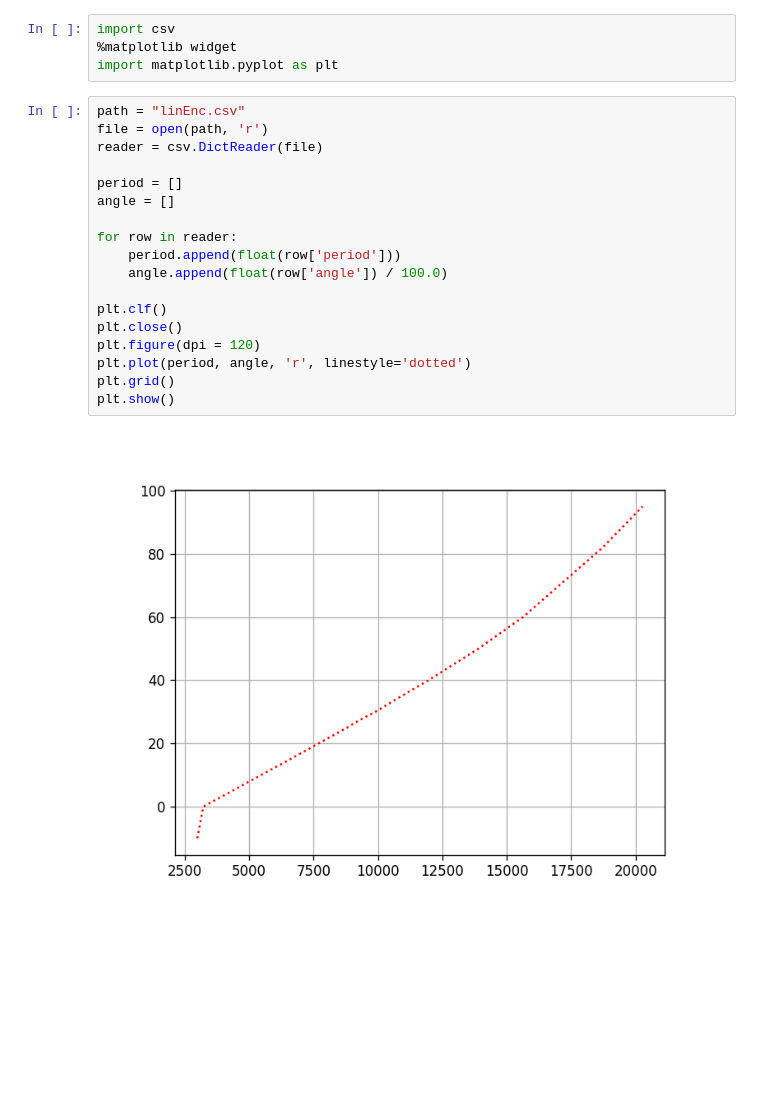
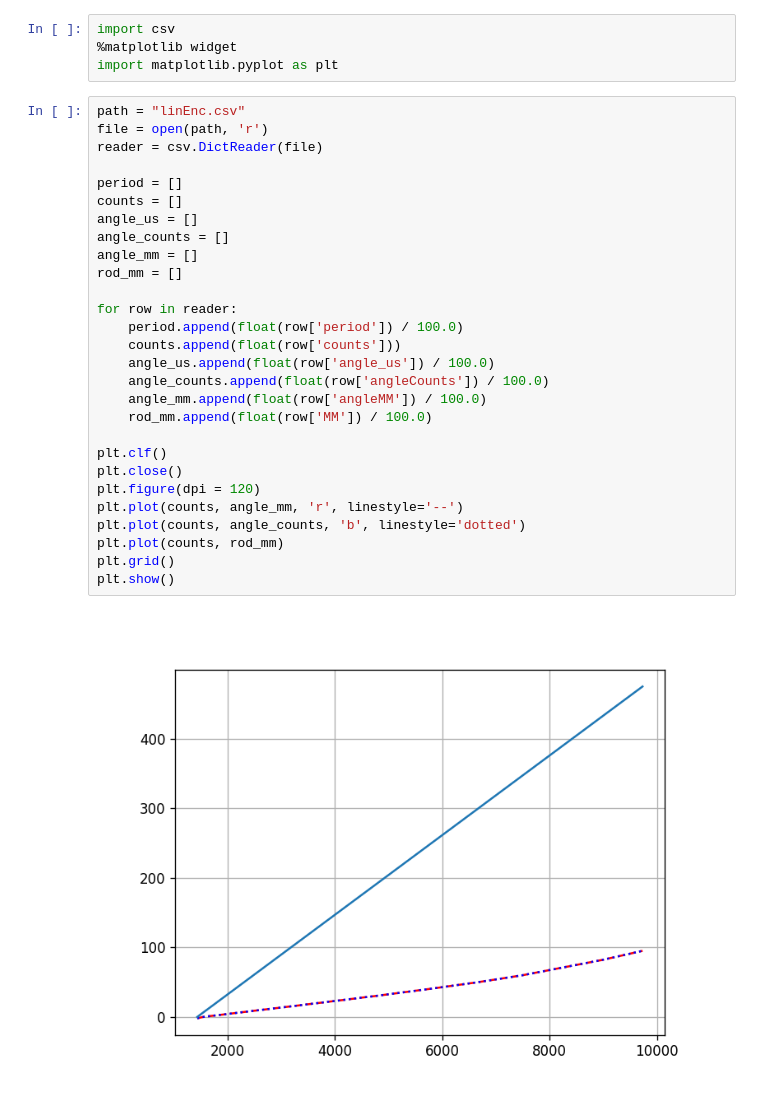
Before and after one commit to Taras2r/LinearEncoder, a Jupyter notebook: LinEnc.ipynb, the cells around one changed output. Drawn from its saved outputs; the diff is of its cells as text; blank space fills up the shorter version.

Commit message:
Calculation of pitch angle versus us, counter value, rod position have been added.

```diff
--- a/LinEnc.ipynb
+++ b/LinEnc.ipynb
@@ -5,20 +5,30 @@ import matplotlib.pyplot as plt
 # %%
 path = "linEnc.csv"
 file = open(path, 'r')
 reader = csv.DictReader(file)
 
 period = []
-angle = []
+counts = []
+angle_us = []
+angle_counts = []
+angle_mm = []
+rod_mm = []
 
 for row in reader:
-    period.append(float(row['period']))
-    angle.append(float(row['angle']) / 100.0)
+    period.append(float(row['period']) / 100.0)
+    counts.append(float(row['counts']))
+    angle_us.append(float(row['angle_us']) / 100.0)
+    angle_counts.append(float(row['angleCounts']) / 100.0)
+    angle_mm.append(float(row['angleMM']) / 100.0)
+    rod_mm.append(float(row['MM']) / 100.0)
 
 plt.clf()
 plt.close()
 plt.figure(dpi = 120)
-plt.plot(period, angle, 'r', linestyle='dotted')
+plt.plot(counts, angle_mm, 'r', linestyle='--')
+plt.plot(counts, angle_counts, 'b', linestyle='dotted')
+plt.plot(counts, rod_mm)
 plt.grid()
 plt.show()
 # %% [output]
-[figure, old version]
+[figure, new version]
```
Also changed, not shown: 2 other files.
